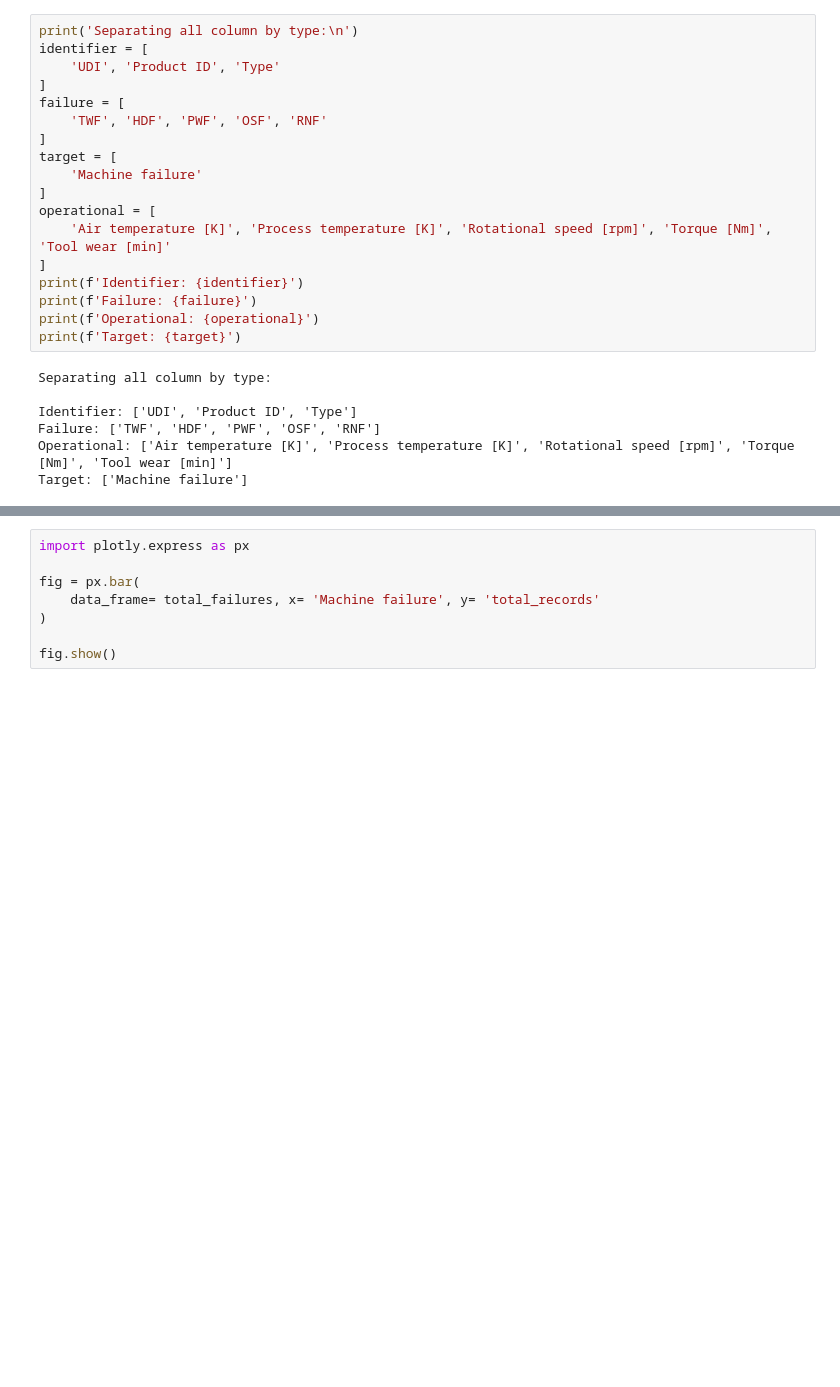
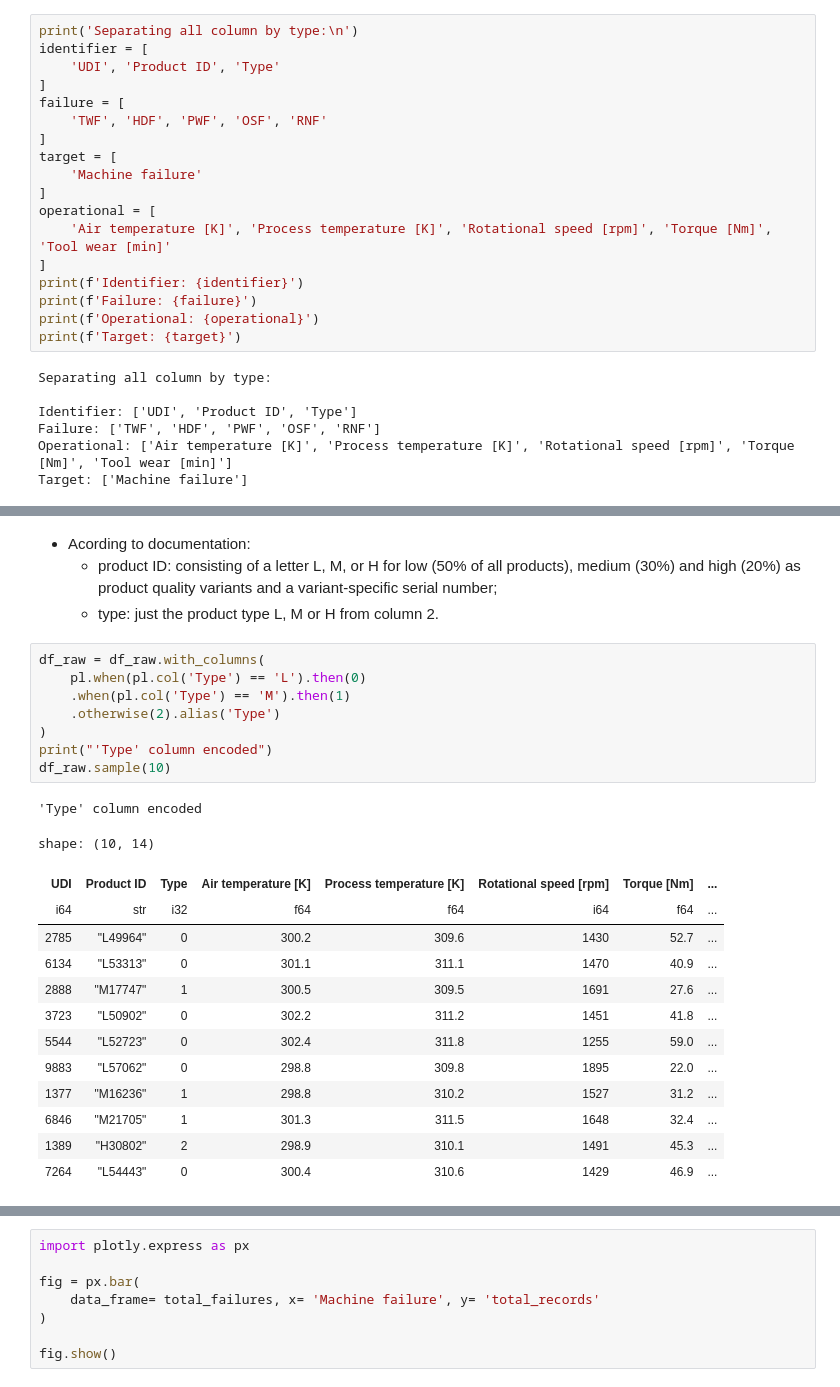
Before and after one commit to lucas-destefani/predictive-maintenance-ml-data-analysis, a Jupyter notebook: notebooks/01_data_understanding.ipynb, the cells around one changed output, grey strips where cells are left out. Drawn from its saved outputs; the diff is of its cells as text; blank space fills up the shorter version.

```diff
--- a/notebooks/01_data_understanding.ipynb
+++ b/notebooks/01_data_understanding.ipynb
@@ -75,3 +131,30 @@ Target: ['Machine failure']
+# %% [markdown]
+- Acording to documentation:
+    - product ID: consisting of a letter L, M, or H for low (50% of all products), medium (30%) and high (20%) as product quality variants and a variant-specific serial number;
+    - type: just the product type L, M or H from column 2.
+# %%
+df_raw = df_raw.with_columns(
+    pl.when(pl.col('Type') == 'L').then(0)
+    .when(pl.col('Type') == 'M').then(1)
+    .otherwise(2).alias('Type')
+)
+print("'Type' column encoded")
+df_raw.sample(10)
+# %% [output]
+'Type' column encoded
+shape: (10, 14)
+| UDI | Product ID | Type | Air temperature [K] | Process temperature [K] | Rotational speed [rpm] | Torque [Nm] | ... |
+| i64 | str | i32 | f64 | f64 | i64 | f64 | ... |
+| 2785 | "L49964" | 0 | 300.2 | 309.6 | 1430 | 52.7 | ... |
+| 6134 | "L53313" | 0 | 301.1 | 311.1 | 1470 | 40.9 | ... |
+| 2888 | "M17747" | 1 | 300.5 | 309.5 | 1691 | 27.6 | ... |
+| 3723 | "L50902" | 0 | 302.2 | 311.2 | 1451 | 41.8 | ... |
+| 5544 | "L52723" | 0 | 302.4 | 311.8 | 1255 | 59.0 | ... |
+| 9883 | "L57062" | 0 | 298.8 | 309.8 | 1895 | 22.0 | ... |
+| 1377 | "M16236" | 1 | 298.8 | 310.2 | 1527 | 31.2 | ... |
+| 6846 | "M21705" | 1 | 301.3 | 311.5 | 1648 | 32.4 | ... |
+| 1389 | "H30802" | 2 | 298.9 | 310.1 | 1491 | 45.3 | ... |
+| 7264 | "L54443" | 0 | 300.4 | 310.6 | 1429 | 46.9 | ... |
 # %%
 total_failures = df_raw.group_by('Machine failure').agg(
     pl.len().alias('total_records')
```
Also changed, not shown: parts of 5 cells of this notebook, 1 other file.
